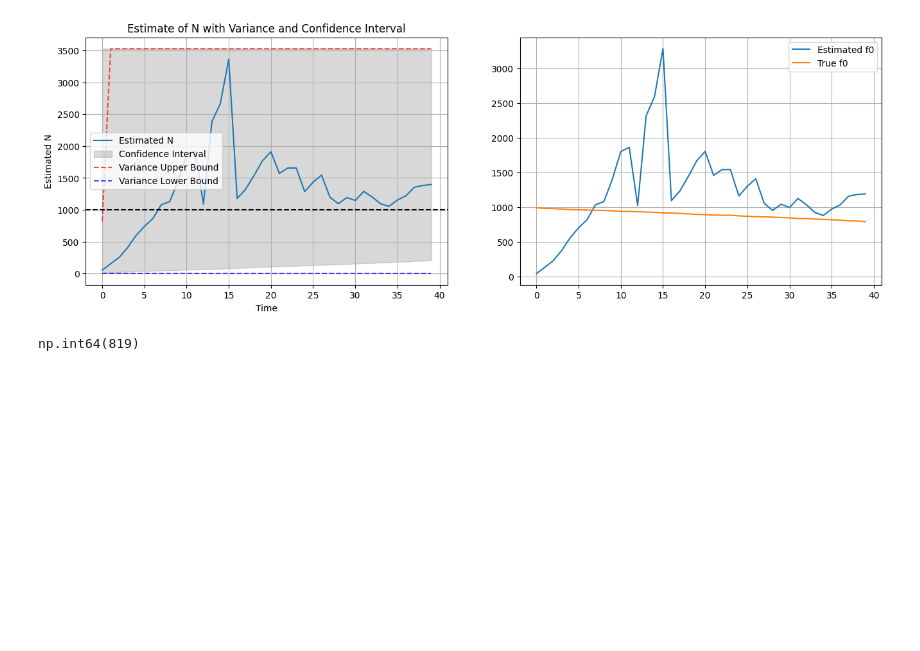
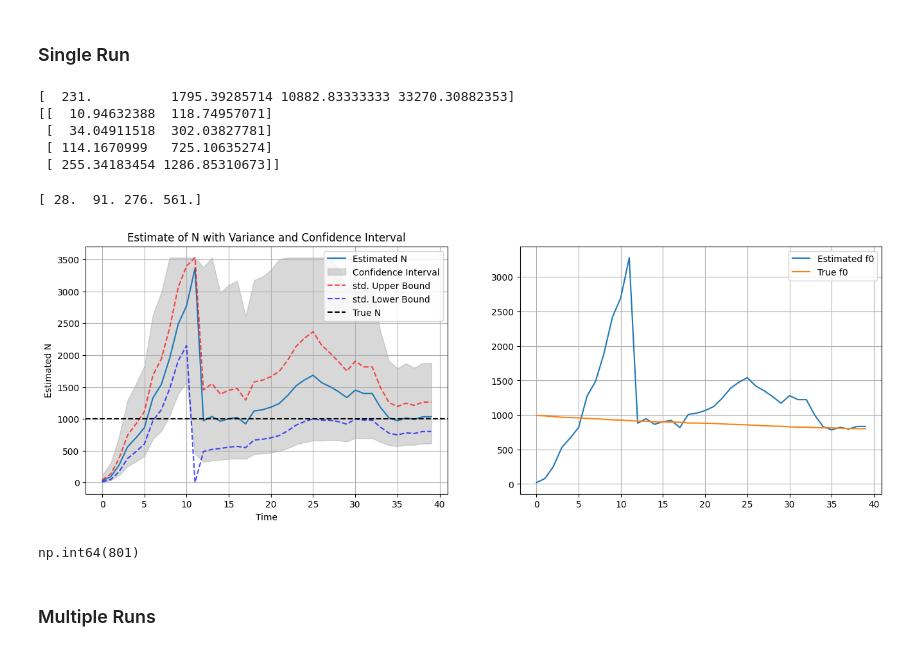
Before and after one commit to FelixCeard/Statistical-Learning-, a Jupyter notebook: sheet-02/code.ipynb, the cells around one changed output. Saved outputs shown, nothing was run; the diff lists cells and outputs as text; code cells hidden in the pictures; blank space fills up the shorter version.

```diff
--- a/sheet-02/code.ipynb
+++ b/sheet-02/code.ipynb
@@ -14,8 +16,8 @@ def compute_variance(fs: List[int], Nhat: float):
     if fs[1] == 0:
         return (
             ((fs[0] * (fs[0] - 1)) / 2) + \
-            ((fs[0]*((2*fs[0]-1)**2))/4) - \
-            ((fs[0] ** 4)/Nhat)
+            ((fs[0]*((2.0*fs[0]-1)**2))/4) - \
+            ((fs[0]**4)/Nhat)
         )
     # print('B')
     return (
@@ -31,7 +33,7 @@ def compute_confidence_inverval(n:int, f0_hat:float, variance:float, alpha:float
     Computes the 100(1-alpha)% confidence interval for N
     """
     z_alpha = norm.ppf(1-(alpha/2))
-    Q = np.exp(z_alpha * np.sqrt(np.log(1+((variance**2)/(f0_hat**2)))))
+    Q = np.exp(z_alpha * np.sqrt(np.log(1+((variance)/(f0_hat**2)))))
     return (
         n + (f0_hat / Q),
         n + (f0_hat * Q)
@@ -42,6 +44,8 @@ def compute_fs(num_caught: np.ndarray, T: int):
     for t in range(1, T):
         fs[t-1] = np.sum(num_caught == t)
     return fs.tolist()
+# %% [markdown]
+### Single Run
 # %%
 N = 1000
 T = 40
@@ -81,6 +87,19 @@ for t in tqdm(range(T), desc="Simulating..."):
     history_f0_hat.append(f0_hat)
     history_true_f0.append((num_caught == 0).sum())
     history_confidence_interval.append(confidence_interval)
+# %%
+print(np.array(history_variance))
+print(np.array(history_confidence_interval))
+# %% [output]
+[  231.          1795.39285714 10882.83333333 33270.30882353]
+[[  10.94632388  118.74957071]
+ [  34.04911518  302.03827781]
+ [ 114.1670999   725.10635274]
+ [ 255.34183454 1286.85310673]]
+# %%
+print(np.array(history_N_hat))
+# %% [output]
+[ 28.  91. 276. 561.]
 # %%
 fig, ax = plt.subplots(1, 2,figsize=(16, 5))
 
@@ -94,40 +113,42 @@ ax[0].plot(history_N_hat, label="Estimated N")
 ymin, ymax = ax[0].get_ylim()
 
 # Plot the confidence interval but clip values outside the original y-axis limits so the scale is unaffected
 ci_lower = [max(ci[0], ymin) for ci in history_confidence_interval]
 ci_upper = [min(ci[1], ymax) for ci in history_confidence_interval]
 ax[0].fill_between(
     range(len(history_N_hat)),
     ci_lower,
     ci_upper,
     color="grey", alpha=0.3, label="Confidence Interval"
 )
 
-upper_var = [n + v for n, v in zip(history_N_hat, history_variance)]
+upper_var = [n + v for n, v in zip(history_N_hat, np.sqrt(np.array(history_variance)))]
 # Keep unchanged values within limits, but clip values above ymax to ymax (so they are drawn but do not affect scale)
 upper_var_clipped = [val if val <= ymax else ymax for val in upper_var]
 ax[0].plot(
     upper_var_clipped,
-    'r--', alpha=0.7, label="Variance Upper Bound"
+    'r--', alpha=0.7, label="std. Upper Bound"
 )
 ax[0].plot(
-    [n - v if n - v > 0 else 0 for n, v in zip(history_N_hat, history_variance)],
-    'b--', alpha=0.7, label="Variance Lower Bound"
+    [n - v if n - v > 0 else 0 for n, v in zip(history_N_hat, np.sqrt(np.array(history_variance)))],
+    'b--', alpha=0.7, label="std. Lower Bound"
 )
+ax[0].axhline(y=N, color='r', linestyle='--', c='black', label="True N")
 ax[0].legend()
-ax[0].axhline(y=N, color='r', linestyle='--', c='black', label="True N")
 
 ax[1].plot(history_f0_hat, label="Estimated f0")
 ax[1].plot(history_true_f0, label="True f0")
 ax[1].legend()
 
 ax[0].grid(True)
 ax[1].grid(True)
 
 plt.show()
 # %% [output]
-[figure, old version]
+[figure, new version]
 # %%
 (num_caught == 0).sum()
 # %% [output]
-np.int64(819)
+np.int64(801)
+# %% [markdown]
+### Multiple Runs
```
Also changed, not shown: parts of 8 cells of this notebook, 2 other files.
